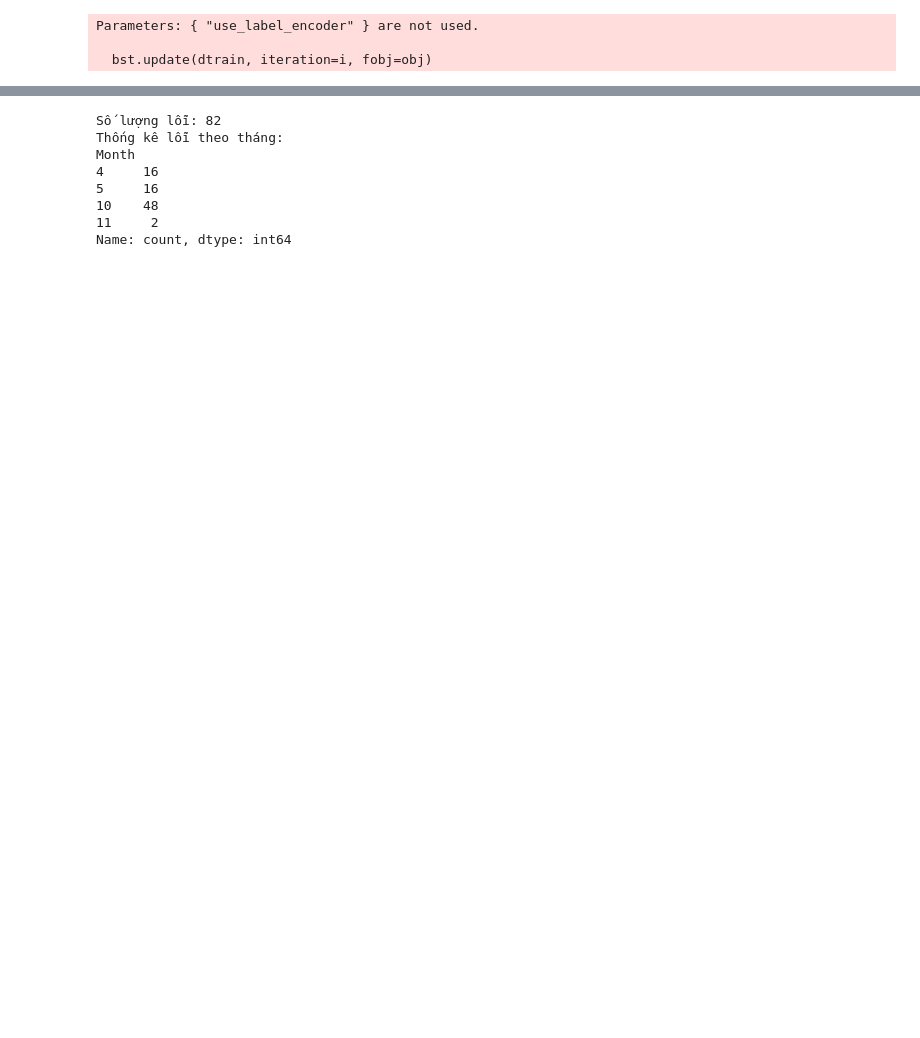
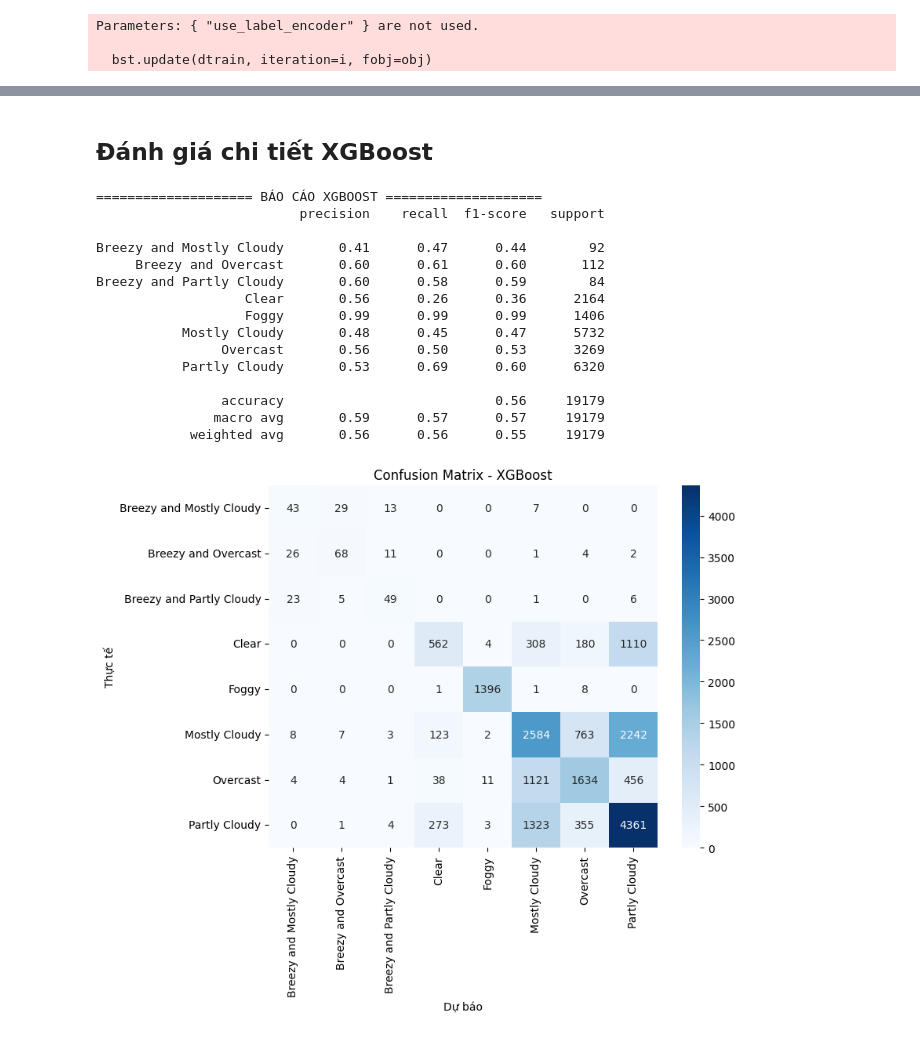
Before and after one commit to TrieuQuocAnh/DuBaoThoiTiet, a Jupyter notebook: notebooks/03c_classification.ipynb, the cells around one changed output, grey strips where cells are left out. Cells and saved outputs as stored; diff of their text form; code cells hidden in the pictures; blank space fills up the shorter version.

```diff
--- a/notebooks/03c_classification.ipynb
+++ b/notebooks/03c_classification.ipynb
@@ -44,22 +68,28 @@ AttributeError: 'tuple' object has no attribute 'predict'
+# %% [markdown]
+## Đánh giá chi tiết XGBoost
 # %%
-# 5. Phân tích lỗi giao mùa/cực trị (Yêu cầu bài toán)
-# Lọc những dòng dự báo sai
-results = X_test.copy()
-results['Actual'] = le_target.inverse_transform(y_test)
-results['Predicted'] = le_target.inverse_transform(y_pred_rf)
-errors = results[results['Actual'] != results['Predicted']]
+y_pred_xgb = xgb_model.predict(X_test)
 
-print(f"Số lượng lỗi: {len(errors)}")
-# Xem lỗi tập trung vào tháng nào (Giao mùa: tháng 3, 4 hoặc 10, 11)
-print("Thống kê lỗi theo tháng:")
-print(errors['Month'].value_counts().sort_index())
+print("\n" + "="*20 + " BÁO CÁO XGBOOST " + "="*20)
+print(classification_report(y_test, y_pred_xgb, target_names=le_target.classes_))
+
+# Vẽ Confusion Matrix cho XGBoost
+plot_confusion_matrix(y_test, y_pred_xgb, labels=le_target.classes_, title="Confusion Matrix - XGBoost")
 # %% [output]
-Số lượng lỗi: 82
-Thống kê lỗi theo tháng:
-Month
-4     16
-5     16
-10    48
-11     2
-Name: count, dtype: int64
+==================== BÁO CÁO XGBOOST ====================
+                          precision    recall  f1-score   support
+
+Breezy and Mostly Cloudy       0.41      0.47      0.44        92
+     Breezy and Overcast       0.60      0.61      0.60       112
+Breezy and Partly Cloudy       0.60      0.58      0.59        84
+                   Clear       0.56      0.26      0.36      2164
+                   Foggy       0.99      0.99      0.99      1406
+           Mostly Cloudy       0.48      0.45      0.47      5732
+                Overcast       0.56      0.50      0.53      3269
+           Partly Cloudy       0.53      0.69      0.60      6320
+
+                accuracy                           0.56     19179
+               macro avg       0.59      0.57      0.57     19179
+            weighted avg       0.56      0.56      0.55     19179
+[figure, added]
 # %%
```
Also changed, not shown: parts of 9 cells of this notebook, 5 other files.
